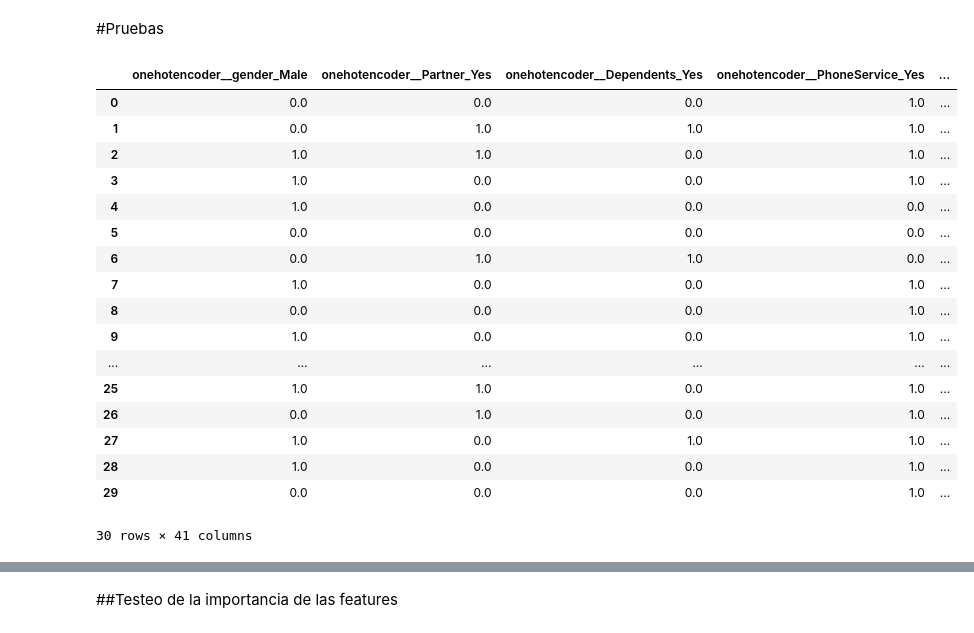
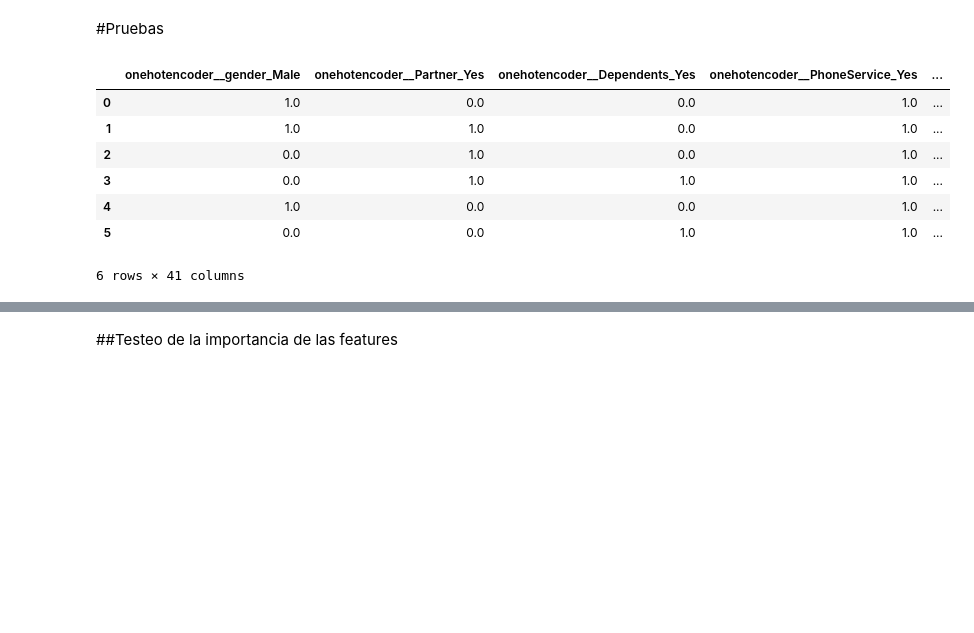
Before and after one commit to Cristiand056/TelecomX_parte2_Latam, a Jupyter notebook: TelecomX_parte2_Latam.ipynb, the cells around one changed output, grey strips where cells are left out. Cells and saved outputs as stored; diff of their text form; code cells hidden in the pictures; blank space fills up the shorter version.

```diff
--- a/TelecomX_parte2_Latam.ipynb
+++ b/TelecomX_parte2_Latam.ipynb
@@ -619,27 +619,17 @@ visializacion.plot();
 # %% [markdown]
 #Pruebas
 # %%
-datos_ejemplo = pd.read_csv('/content/ejemplos_churn_balanceados (1).csv')
+datos_ejemplo = pd.read_csv('/content/ejemplos_churn.csv')
 datos_ejemplo
 # %% [output]
 |  | onehotencoder__gender_Male | onehotencoder__Partner_Yes | onehotencoder__Dependents_Yes | onehotencoder__PhoneService_Yes | ... |
-| 0 | 0.0 | 0.0 | 0.0 | 1.0 | ... |
-| 1 | 0.0 | 1.0 | 1.0 | 1.0 | ... |
-| 2 | 1.0 | 1.0 | 0.0 | 1.0 | ... |
-| 3 | 1.0 | 0.0 | 0.0 | 1.0 | ... |
-| 4 | 1.0 | 0.0 | 0.0 | 0.0 | ... |
-| 5 | 0.0 | 0.0 | 0.0 | 0.0 | ... |
-| 6 | 0.0 | 1.0 | 1.0 | 0.0 | ... |
-| 7 | 1.0 | 0.0 | 0.0 | 1.0 | ... |
-| 8 | 0.0 | 0.0 | 0.0 | 1.0 | ... |
-| 9 | 1.0 | 0.0 | 0.0 | 1.0 | ... |
-| ... | ... | ... | ... | ... | ... |
-| 25 | 1.0 | 1.0 | 0.0 | 1.0 | ... |
-| 26 | 0.0 | 1.0 | 0.0 | 1.0 | ... |
-| 27 | 1.0 | 0.0 | 1.0 | 1.0 | ... |
-| 28 | 1.0 | 0.0 | 0.0 | 1.0 | ... |
-| 29 | 0.0 | 0.0 | 0.0 | 1.0 | ... |
+| 0 | 1.0 | 0.0 | 0.0 | 1.0 | ... |
+| 1 | 1.0 | 1.0 | 0.0 | 1.0 | ... |
+| 2 | 0.0 | 1.0 | 0.0 | 1.0 | ... |
+| 3 | 0.0 | 1.0 | 1.0 | 1.0 | ... |
+| 4 | 1.0 | 0.0 | 0.0 | 1.0 | ... |
+| 5 | 0.0 | 0.0 | 1.0 | 1.0 | ... |
-30 rows × 41 columns
+6 rows × 41 columns
 # %%
 X_real = datos_ejemplo.drop(columns=['Churn'], axis=1)
 y_real = datos_ejemplo['Churn']
```
Also changed, not shown: parts of 24 cells of this notebook.
